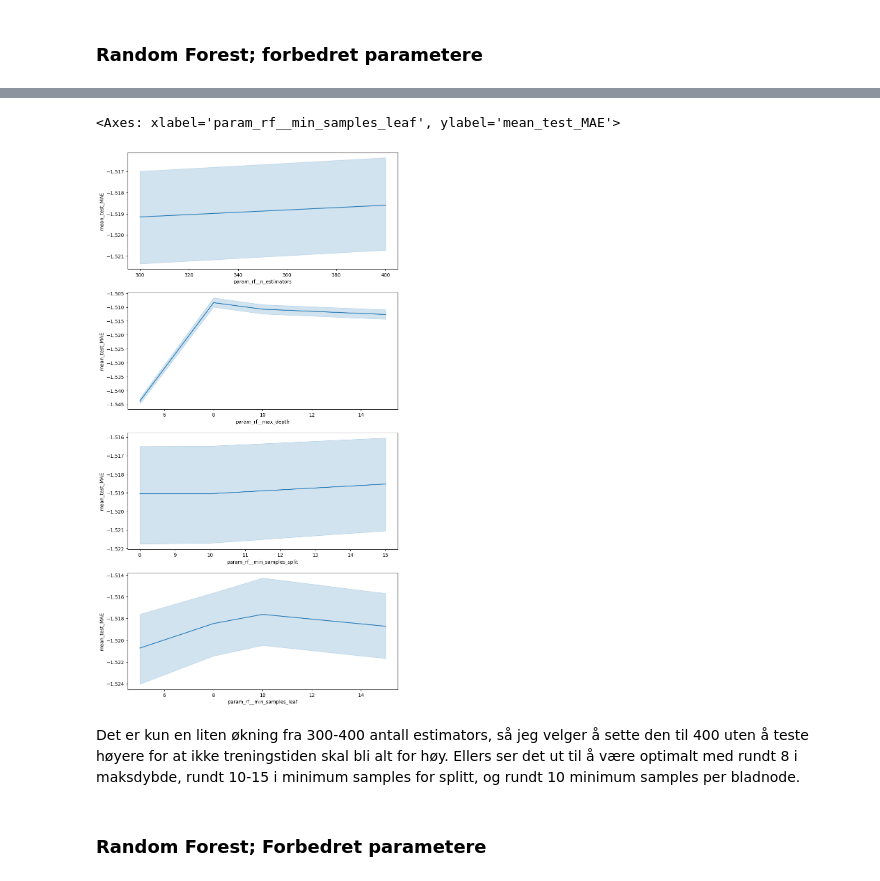
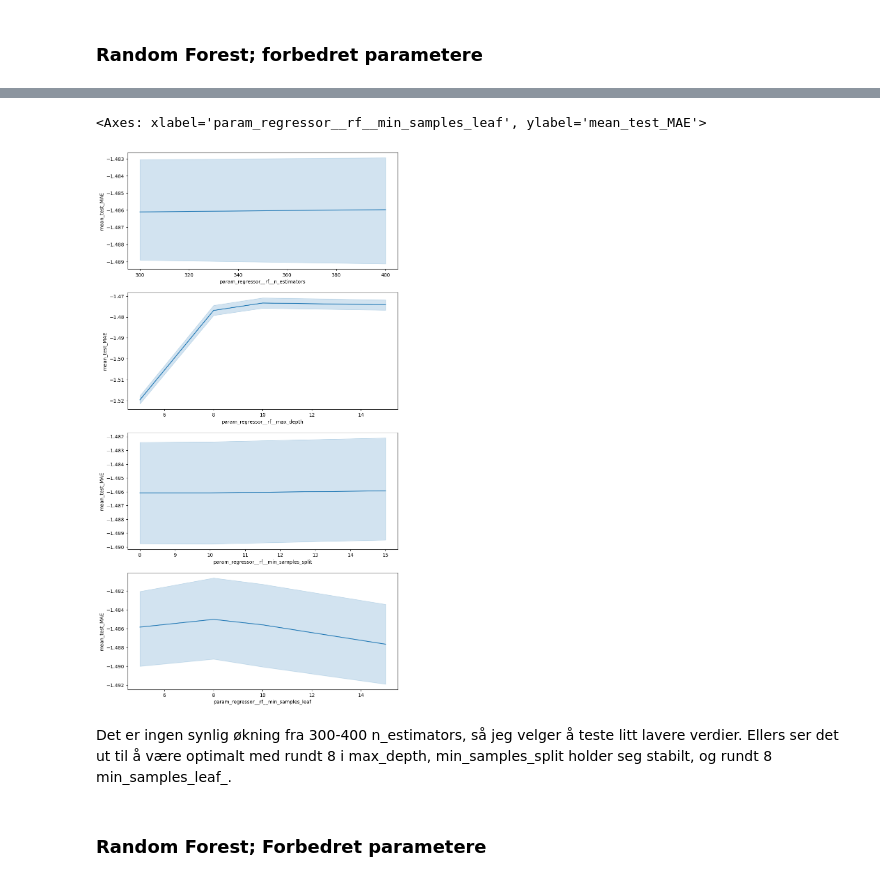
Before and after one commit to Finken2002/Mandatory_Artificial_Neural_Networks, a Jupyter notebook: Comparison_of_Regressors_for_Abalone_Age_Prediction_ANN/Comparison_of_Regressors_for_Abalone_Age_Prediction_ANN_2.ipynb, the cells around one changed output, grey strips where cells are left out. Cells and saved outputs as stored; diff of their text form; code cells hidden in the pictures.

```diff
--- a/Comparison_of_Regressors_for_Abalone_Age_Prediction_ANN/Comparison_of_Regressors_for_Abalone_Age_Prediction_ANN_2.ipynb
+++ b/Comparison_of_Regressors_for_Abalone_Age_Prediction_ANN/Comparison_of_Regressors_for_Abalone_Age_Prediction_ANN_2.ipynb
@@ -1507,10 +1520,10 @@ En høyere verdi for antall estimators vil gjøre modellene i snitt litt bedre,
 ### Random Forest; forbedret parametere
 # %%
 rf_params2 = {
-    'rf__n_estimators': [300, 400],
-    'rf__max_depth': [5, 8, 10, 15],
-    'rf__min_samples_split': [8, 10, 15],
-    'rf__min_samples_leaf': [5, 8, 10, 15]
+    'regressor__rf__n_estimators': [300, 400],
+    'regressor__rf__max_depth': [5, 8, 10, 15],
+    'regressor__rf__min_samples_split': [8, 10, 15],
+    'regressor__rf__min_samples_leaf': [5, 8, 10, 15]
 }
 # %%
 rf_estimators2, rf_scores2, rf_cv_results2 = train(
@@ -1534,14 +1547,14 @@ rf_scores2.describe()
 # %%
 fig, ax = plt.subplots(4,1, figsize=(10, 20))
-sb.lineplot(data=rf_cv_results2, x='param_rf__n_estimators', y='mean_test_MAE', ax=ax[0])
-sb.lineplot(data=rf_cv_results2, x='param_rf__max_depth', y='mean_test_MAE', ax=ax[1])
-sb.lineplot(data=rf_cv_results2, x='param_rf__min_samples_split', y='mean_test_MAE', ax=ax[2])
-sb.lineplot(data=rf_cv_results2, x='param_rf__min_samples_leaf', y='mean_test_MAE', ax=ax[3])
+sb.lineplot(data=rf_cv_results2, x='param_regressor__rf__n_estimators', y='mean_test_MAE', ax=ax[0])
+sb.lineplot(data=rf_cv_results2, x='param_regressor__rf__max_depth', y='mean_test_MAE', ax=ax[1])
+sb.lineplot(data=rf_cv_results2, x='param_regressor__rf__min_samples_split', y='mean_test_MAE', ax=ax[2])
+sb.lineplot(data=rf_cv_results2, x='param_regressor__rf__min_samples_leaf', y='mean_test_MAE', ax=ax[3])
 # %% [output]
-<Axes: xlabel='param_rf__min_samples_leaf', ylabel='mean_test_MAE'>
+<Axes: xlabel='param_regressor__rf__min_samples_leaf', ylabel='mean_test_MAE'>
-[figure, old version]
+[figure, new version]
 # %% [markdown]
-Det er kun en liten økning fra 300-400 antall estimators, så jeg velger å sette den til 400 uten å teste høyere for at ikke treningstiden skal bli alt for høy. Ellers ser det ut til å være optimalt med rundt 8 i maksdybde, rundt 10-15 i minimum samples for splitt, og rundt 10 minimum samples per bladnode.
+Det er ingen synlig økning fra 300-400 n_estimators, så jeg velger å teste litt lavere verdier. Ellers ser det ut til å være optimalt med rundt 8 i max_depth, min_samples_split holder seg stabilt, og rundt 8 min_samples_leaf_.
 # %% [markdown]
 ### Random Forest; Forbedret parametere
 # %%
```
Also changed, not shown: parts of 63 cells of this notebook.
